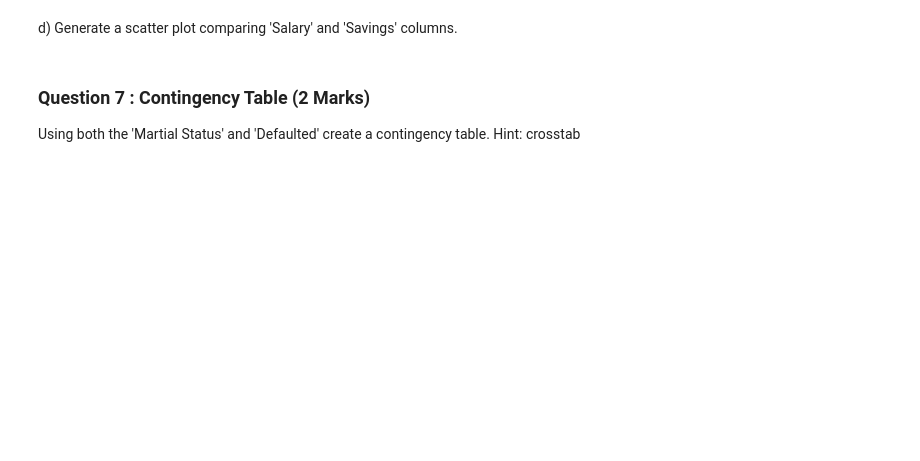
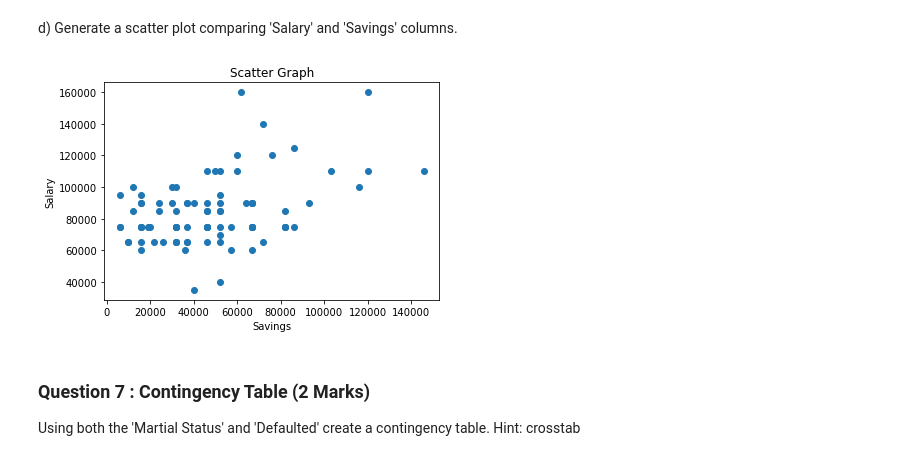
Before and after one commit to chebwa/Assignment9, a Jupyter notebook: Assignment1.ipynb, the cells around one changed output. Cells and saved outputs as stored; diff of their text form; code cells hidden in the pictures; blank space fills up the shorter version.

```diff
--- a/Assignment1.ipynb
+++ b/Assignment1.ipynb
@@ -108,3 +239,13 @@ d) Generate a scatter plot comparing 'Salary' and 'Savings' columns.
+# %%
+#d) (1)
+plt.scatter(alumni["Savings"], alumni["Salary"])
+plt.xlabel("Savings")
+plt.ylabel("Salary")
+plt.title("Scatter Graph")
+
+plt.show()
+# %% [output]
+[figure, added]
 # %% [markdown]
 ### Question 7 :  Contingency Table (2 Marks)
 
```
Also changed, not shown: parts of 30 cells of this notebook.
